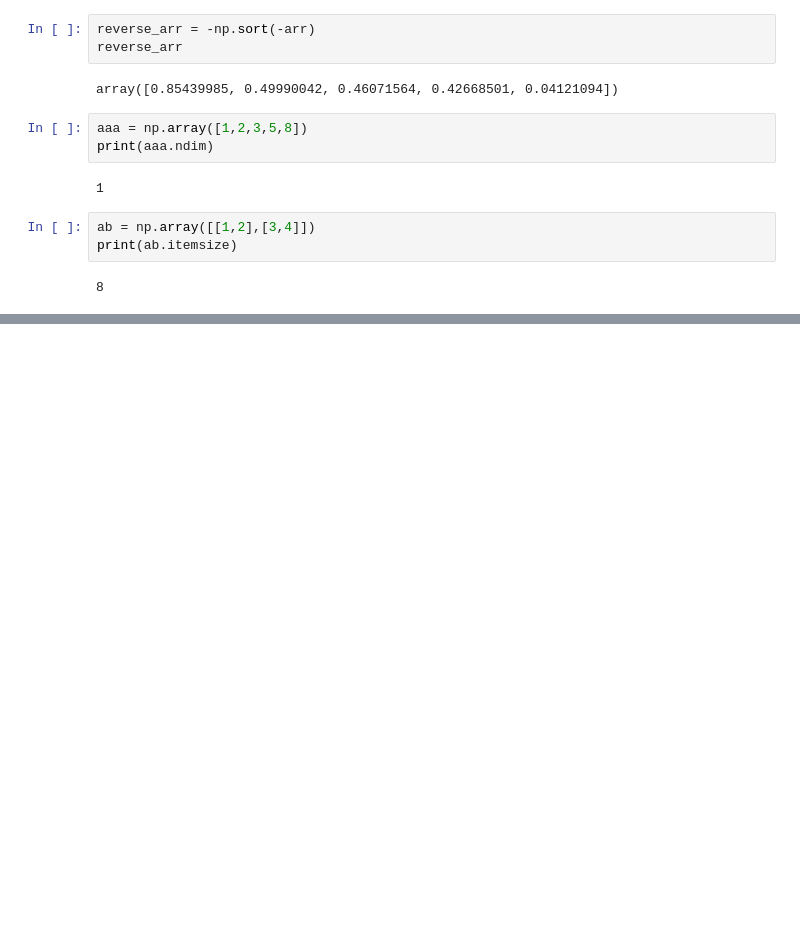
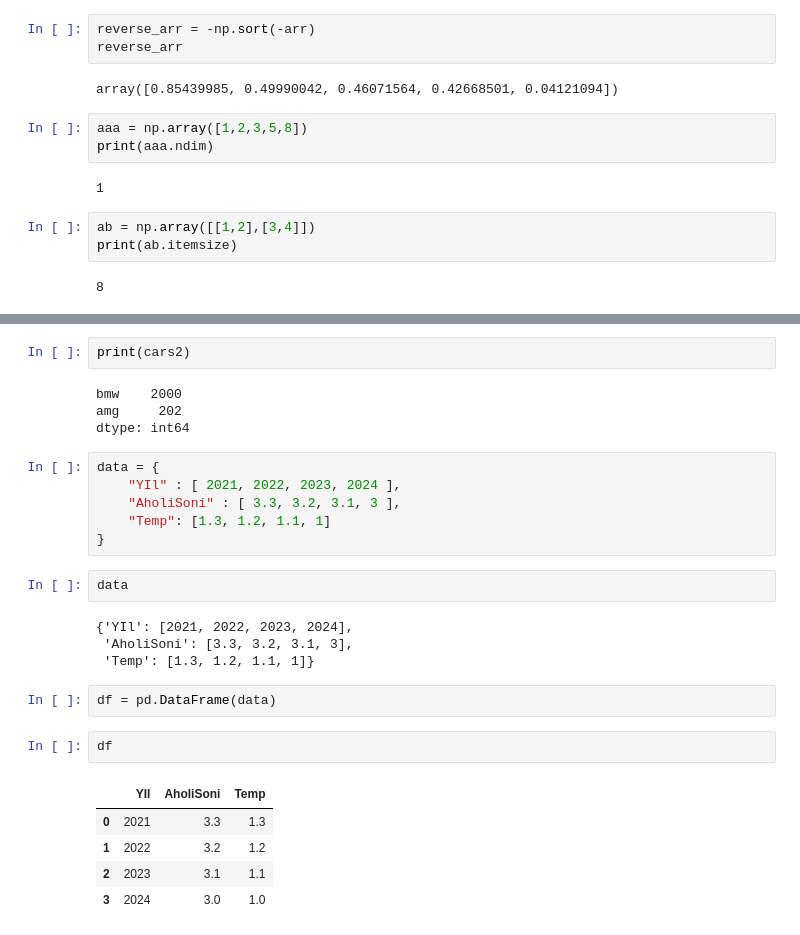
Before and after one commit to shakhzodbekbobobekov/data-science, a Jupyter notebook: first_nb.ipynb, the cells around one changed output, grey strips where cells are left out. Cells and saved outputs as stored; diff of their text form; blank space fills up the shorter version.

```diff
--- a/first_nb.ipynb
+++ b/first_nb.ipynb
@@ -144,0 +171,28 @@ print(ab.itemsize)
+# %%
+print(cars2)
+# %% [output]
+bmw    2000
+amg     202
+dtype: int64
+# %%
+data = {
+    "YIl" : [ 2021, 2022, 2023, 2024 ],
+    "AholiSoni" : [ 3.3, 3.2, 3.1, 3 ],
+    "Temp": [1.3, 1.2, 1.1, 1]
+}
+# %%
+data
+# %% [output]
+{'YIl': [2021, 2022, 2023, 2024],
+ 'AholiSoni': [3.3, 3.2, 3.1, 3],
+ 'Temp': [1.3, 1.2, 1.1, 1]}
+# %%
+df = pd.DataFrame(data)
+# %%
+df
+# %% [output]
+|  | YIl | AholiSoni | Temp |
+| 0 | 2021 | 3.3 | 1.3 |
+| 1 | 2022 | 3.2 | 1.2 |
+| 2 | 2023 | 3.1 | 1.1 |
+| 3 | 2024 | 3.0 | 1.0 |
```
Also changed, not shown: parts of 8 cells of this notebook.
